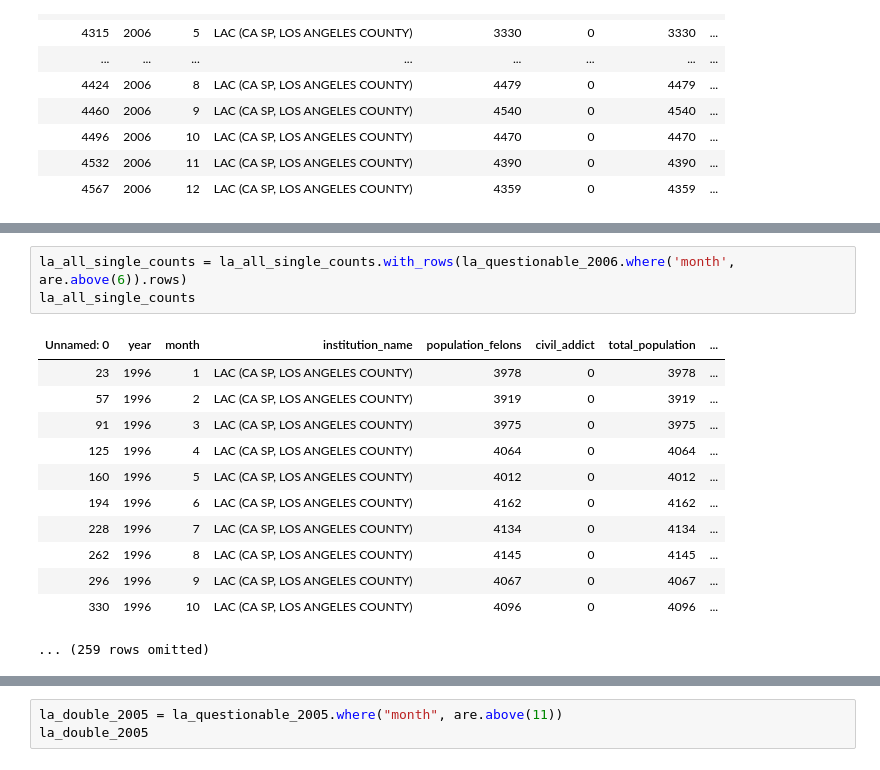
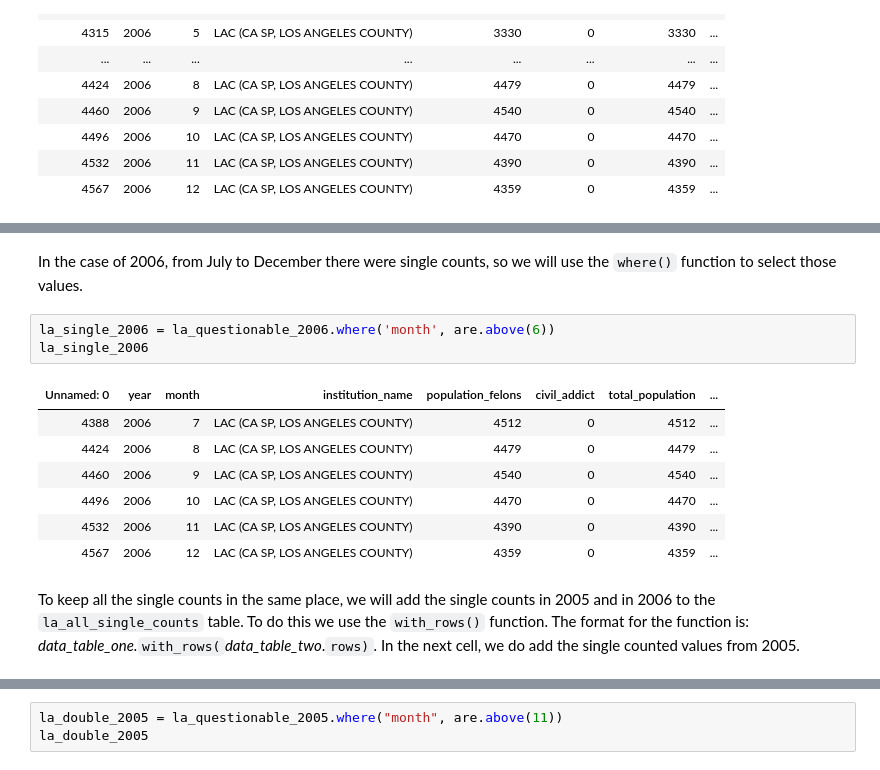
Before and after one commit to ds-modules/ES-21AC-SP19, a Jupyter notebook: Final.ipynb, the cells around one changed output, grey strips where cells are left out. Cells and saved outputs as stored; diff of their text form.

```diff
--- a/Final.ipynb
+++ b/Final.ipynb
@@ -905,16 +944,15 @@ la_all_single_counts
+# %% [markdown]
+In the case of 2006, from July to December there were single counts, so we will use the `where()` function to select those values.
 # %%
-la_all_single_counts = la_all_single_counts.with_rows(la_questionable_2006.where('month', are.above(6)).rows)
-la_all_single_counts
+la_single_2006 = la_questionable_2006.where('month', are.above(6))
+la_single_2006
 # %% [output]
 | Unnamed: 0 | year | month | institution_name | population_felons | civil_addict | total_population | ... |
-| 23 | 1996 | 1 | LAC (CA SP, LOS ANGELES COUNTY) | 3978 | 0 | 3978 | ... |
-| 57 | 1996 | 2 | LAC (CA SP, LOS ANGELES COUNTY) | 3919 | 0 | 3919 | ... |
-| 91 | 1996 | 3 | LAC (CA SP, LOS ANGELES COUNTY) | 3975 | 0 | 3975 | ... |
-| 125 | 1996 | 4 | LAC (CA SP, LOS ANGELES COUNTY) | 4064 | 0 | 4064 | ... |
-| 160 | 1996 | 5 | LAC (CA SP, LOS ANGELES COUNTY) | 4012 | 0 | 4012 | ... |
-| 194 | 1996 | 6 | LAC (CA SP, LOS ANGELES COUNTY) | 4162 | 0 | 4162 | ... |
-| 228 | 1996 | 7 | LAC (CA SP, LOS ANGELES COUNTY) | 4134 | 0 | 4134 | ... |
-| 262 | 1996 | 8 | LAC (CA SP, LOS ANGELES COUNTY) | 4145 | 0 | 4145 | ... |
-| 296 | 1996 | 9 | LAC (CA SP, LOS ANGELES COUNTY) | 4067 | 0 | 4067 | ... |
-| 330 | 1996 | 10 | LAC (CA SP, LOS ANGELES COUNTY) | 4096 | 0 | 4096 | ... |
+| 4388 | 2006 | 7 | LAC (CA SP, LOS ANGELES COUNTY) | 4512 | 0 | 4512 | ... |
+| 4424 | 2006 | 8 | LAC (CA SP, LOS ANGELES COUNTY) | 4479 | 0 | 4479 | ... |
+| 4460 | 2006 | 9 | LAC (CA SP, LOS ANGELES COUNTY) | 4540 | 0 | 4540 | ... |
+| 4496 | 2006 | 10 | LAC (CA SP, LOS ANGELES COUNTY) | 4470 | 0 | 4470 | ... |
+| 4532 | 2006 | 11 | LAC (CA SP, LOS ANGELES COUNTY) | 4390 | 0 | 4390 | ... |
+| 4567 | 2006 | 12 | LAC (CA SP, LOS ANGELES COUNTY) | 4359 | 0 | 4359 | ... |
-... (259 rows omitted)
+# %% [markdown]
+To keep all the single counts in the same place, we will add the single counts in 2005 and in 2006 to the `la_all_single_counts` table. To do this we use the `with_rows()` function. The format for the function is: *data_table_one.*`with_rows(`*data_table_two*.`rows)`. In the next cell, we do add the single counted values from 2005.
```
Also changed, not shown: parts of 72 cells of this notebook.
